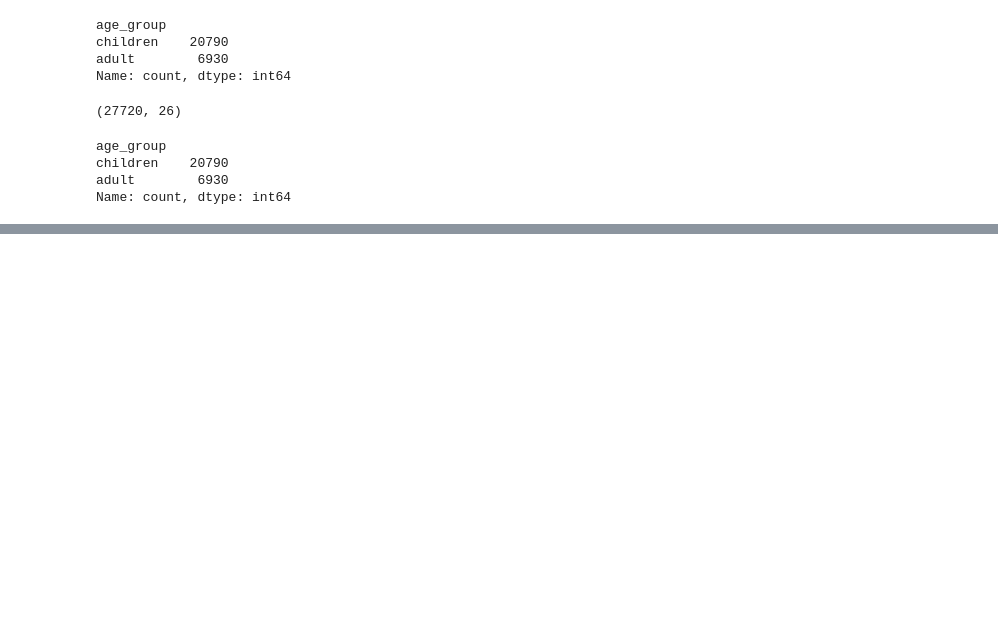
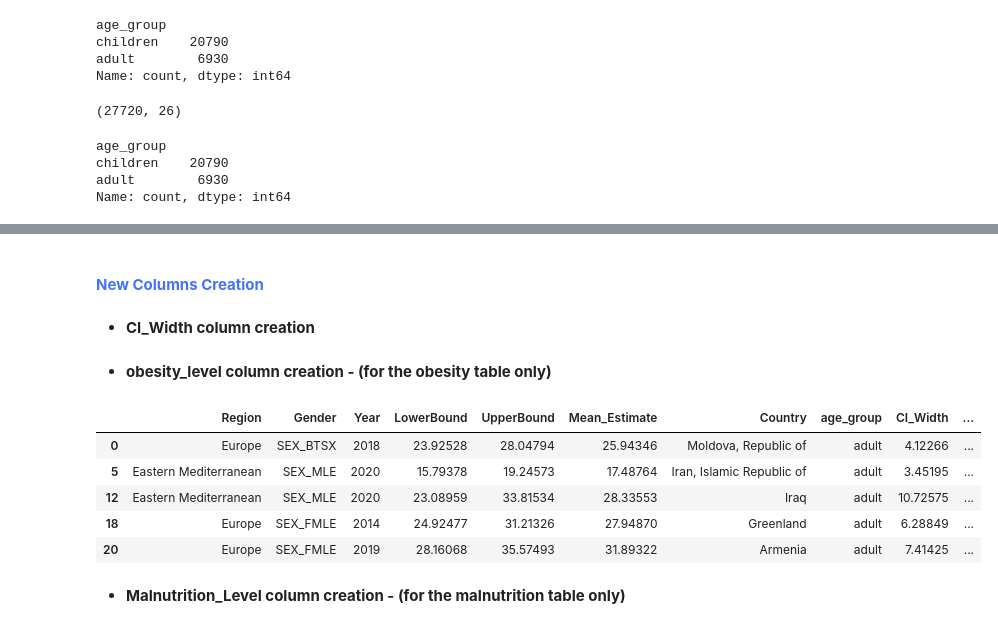
Before and after one commit to VijayRakkaiah/Nutrition_Paradox, a Jupyter notebook: Nutrition_Paradox.ipynb, the cells around one changed output, grey strips where cells are left out. Cells and saved outputs as stored; diff of their text form; code cells hidden in the pictures; blank space fills up the shorter version.

```diff
--- a/Nutrition_Paradox.ipynb
+++ b/Nutrition_Paradox.ipynb
@@ -167,0 +218,23 @@ Name: count, dtype: int64
+# %%
+# Define a function to convert the 3-letter codes to full names
+def country_conversion(code):
+    special_cases = {
+                    'GLOBAL': 'Global',
+                    'WB_LMI': 'Low & Middle Income',
+                    'WB_HI': 'High Income',
+                    'WB_LI': 'Low Income',
+                    'EMR': 'Eastern Mediterranean Region',
+                    'EUR': 'Europe',
+                    'AFR': 'Africa',
+                    'SEAR': 'South-East Asia Region',
+                    'WPR': 'Western Pacific Region',
+                    'AMR': 'Americas Region',
+                    'WB_UMI': 'Upper Middle Income'}
+    if code in special_cases:
+        return special_cases[code]
+    else:
+        country_details = pycountry.countries.get(alpha_3 = code)
+        country_name = country_details.name
+        return country_name
+# %%
+df_obesity['Country'] = df_obesity['Country'].apply(country_conversion)
@@ -167,0 +255,30 @@ Name: count, dtype: int64
+# %% [markdown]
+#### <span style="color:#4272FF;">**New Columns Creation**</span>
+# %% [markdown]
+- **CI_Width column creation**
+# %%
+df_obesity['CI_Width'] = df_obesity['UpperBound'] - df_obesity['LowerBound']
+df_malnutrition['CI_Width'] = df_malnutrition['UpperBound'] - df_malnutrition['LowerBound']
+# %% [markdown]
+- **obesity_level column creation - (for the obesity table only)**
+# %%
+# Define function to categorize the obesity_level
+def obesity_level(value):
+    if value >= 30:
+        return 'High'
+    elif value < 25:
+        return 'Low'
+    else:
+        return 'Moderate'
+# %%
+df_obesity['Obesity_level'] = df_obesity['Mean_Estimate'].apply(obesity_level)
+df_obesity.head()
+# %% [output]
+|  | Region | Gender | Year | LowerBound | UpperBound | Mean_Estimate | Country | age_group | CI_Width | ... |
+| 0 | Europe | SEX_BTSX | 2018 | 23.92528 | 28.04794 | 25.94346 | Moldova, Republic of | adult | 4.12266 | ... |
+| 5 | Eastern Mediterranean | SEX_MLE | 2020 | 15.79378 | 19.24573 | 17.48764 | Iran, Islamic Republic of | adult | 3.45195 | ... |
+| 12 | Eastern Mediterranean | SEX_MLE | 2020 | 23.08959 | 33.81534 | 28.33553 | Iraq | adult | 10.72575 | ... |
+| 18 | Europe | SEX_FMLE | 2014 | 24.92477 | 31.21326 | 27.94870 | Greenland | adult | 6.28849 | ... |
+| 20 | Europe | SEX_FMLE | 2019 | 28.16068 | 35.57493 | 31.89322 | Armenia | adult | 7.41425 | ... |
+# %% [markdown]
+- **Malnutrition_Level column creation - (for the malnutrition table only)**
```
Also changed, not shown: parts of 24 cells of this notebook.
